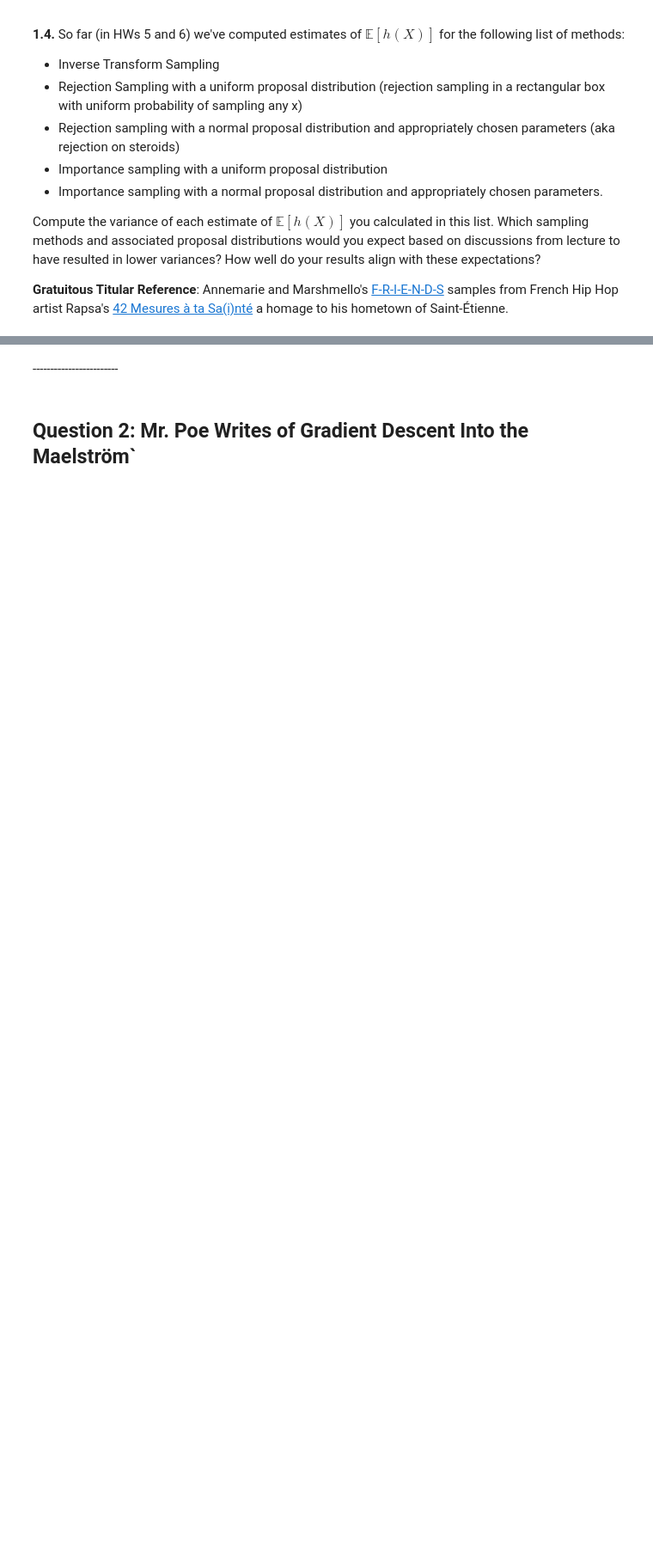
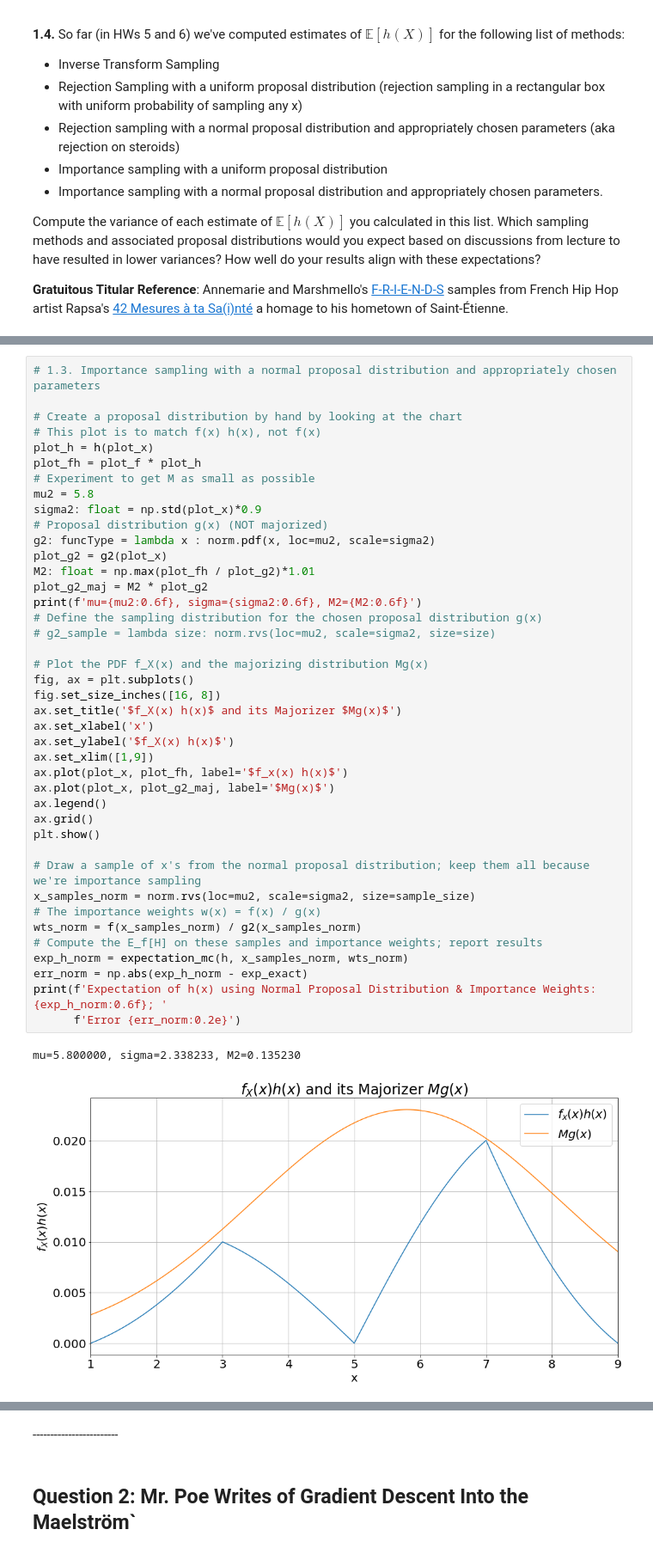
Before and after one commit to IACS-AM-207-Braavos/AM-207, a Jupyter notebook: hw6/AM207_HW6_MSE.ipynb, the cells around one changed output, grey strips where cells are left out. Shown at 86% size. Cells and saved outputs as stored; diff of their text form; blank space fills up the shorter version.

```diff
--- a/hw6/AM207_HW6_MSE.ipynb
+++ b/hw6/AM207_HW6_MSE.ipynb
@@ -87,0 +315,44 @@ Compute the variance of each estimate of $\mathbb{E}[h(X)]$ you calculated in th
+# %%
+# 1.3. Importance sampling with a normal proposal distribution and appropriately chosen parameters
+
+# Create a proposal distribution by hand by looking at the chart
+# This plot is to match f(x) h(x), not f(x)
+plot_h = h(plot_x)
+plot_fh = plot_f * plot_h
+# Experiment to get M as small as possible
+mu2 = 5.8
+sigma2: float = np.std(plot_x)*0.9
+# Proposal distribution g(x) (NOT majorized)
+g2: funcType = lambda x : norm.pdf(x, loc=mu2, scale=sigma2)
+plot_g2 = g2(plot_x)
+M2: float = np.max(plot_fh / plot_g2)*1.01
+plot_g2_maj = M2 * plot_g2
+print(f'mu={mu2:0.6f}, sigma={sigma2:0.6f}, M2={M2:0.6f}')
+# Define the sampling distribution for the chosen proposal distribution g(x)
+# g2_sample = lambda size: norm.rvs(loc=mu2, scale=sigma2, size=size)
+
+# Plot the PDF f_X(x) and the majorizing distribution Mg(x)
+fig, ax = plt.subplots()
+fig.set_size_inches([16, 8])
+ax.set_title('$f_X(x) h(x)$ and its Majorizer $Mg(x)$')
+ax.set_xlabel('x')
+ax.set_ylabel('$f_X(x) h(x)$')
+ax.set_xlim([1,9])
+ax.plot(plot_x, plot_fh, label='$f_x(x) h(x)$')
+ax.plot(plot_x, plot_g2_maj, label='$Mg(x)$')
+ax.legend()
+ax.grid()
+plt.show()
+
+# Draw a sample of x's from the normal proposal distribution; keep them all because we're importance sampling
+x_samples_norm = norm.rvs(loc=mu2, scale=sigma2, size=sample_size)
+# The importance weights w(x) = f(x) / g(x)
+wts_norm = f(x_samples_norm) / g2(x_samples_norm)
+# Compute the E_f[H] on these samples and importance weights; report results
+exp_h_norm = expectation_mc(h, x_samples_norm, wts_norm)
+err_norm = np.abs(exp_h_norm - exp_exact)
+print(f'Expectation of h(x) using Normal Proposal Distribution & Importance Weights: {exp_h_norm:0.6f}; '
+      f'Error {err_norm:0.2e}')
+# %% [output]
+mu=5.800000, sigma=2.338233, M2=0.135230
+[figure, added]
```
Also changed, not shown: parts of 9 cells of this notebook, 2 other files.
